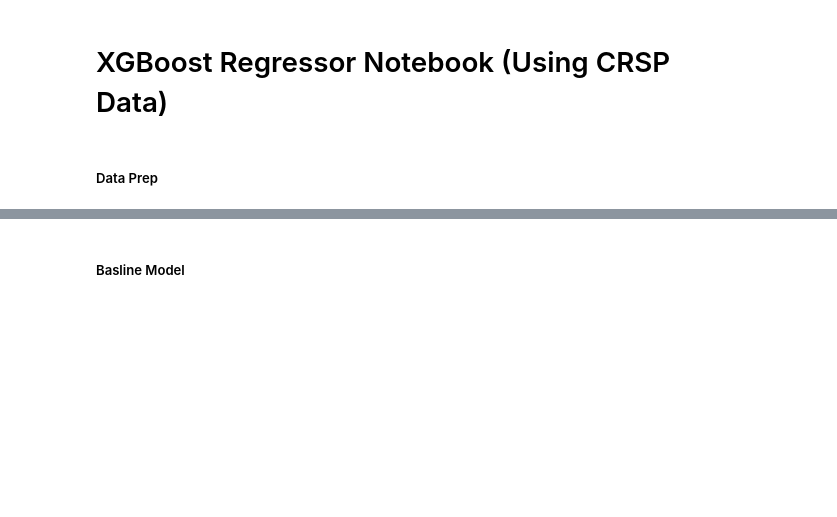
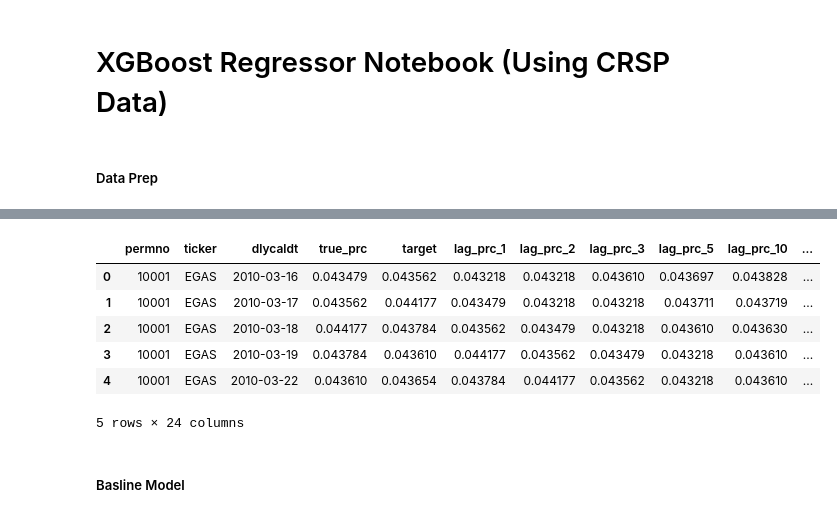
Before and after one commit to jgte29/datasci207sec10su26-group2-finalproj, a Jupyter notebook: xgboost_regressor.ipynb, the cells around one changed output, grey strips where cells are left out. Saved outputs shown, nothing was run; the diff lists cells and outputs as text; code cells hidden in the pictures; blank space fills up the shorter version.

```diff
--- a/xgboost_regressor.ipynb
+++ b/xgboost_regressor.ipynb
@@ -11,15 +12,20 @@ from sklearn.metrics import mean_absolute_error
 # %%
-NUM_COL = 'dlyclose'
+NUM_COL = 'true_prc'
 DATE_COL = 'dlycaldt'
-TICKER_COL = 'permno'
+TICKER_COL1 = 'permno'
+TICKER_COL2 = 'ticker'
 SPLIT_DATE = "2014-01-01"
 START_BALANCE = 1000
 EXIT_PROP = 1.0
+n_train_tickers= 1000
 # %% [markdown]
 ##### Data Prep
 # %%
 data = pd.read_csv('./data/crsp_dsf.csv')
 data[DATE_COL] = data[DATE_COL].astype('datetime64[s]')
-data = data.dropna(subset=NUM_COL).reset_index(drop=True)
+data = data.dropna(subset='dlyclose').reset_index(drop=True)
+data['dlyvol'] = data['dlyvol'].fillna(0)
+data['tot_shares'] = (data['dlycap'] / data['dlyprc']).round(0)
+data[NUM_COL] = data['dlyclose'] * data['tot_shares'] / 1000000
 data.head()
 # %% [output]
@@ -27,41 +45,54 @@ MemoryError: Unable to allocate 2.52 GiB for an array with shape (22, 15361703)
 # %%
-reg_df = data.sort_values([TICKER_COL, DATE_COL]).copy()
+reg_df = data.sort_values([TICKER_COL1, TICKER_COL2, DATE_COL]).copy()
 
-reg_df["target"] = (reg_df.groupby(TICKER_COL)[NUM_COL].shift(-1))
+reg_df["target"] = (reg_df.groupby([TICKER_COL1, TICKER_COL2])[NUM_COL].shift(-1))
 
 for lag in [1, 2, 3, 5, 10, 20]:
-    reg_df[f"lag_prc_{lag}"] = (reg_df.groupby(TICKER_COL)[NUM_COL].shift(lag))
+    reg_df[f"lag_prc_{lag}"] = (reg_df.groupby([TICKER_COL1, TICKER_COL2])[NUM_COL].shift(lag))
 
 for lag in [1, 2, 3, 5, 10]:
-    reg_df[f"lag_ret_{lag}"] = (reg_df.groupby(TICKER_COL)["ret"].shift(lag))
+    reg_df[f"lag_ret_{lag}"] = (reg_df.groupby([TICKER_COL1, TICKER_COL2])["dlyret"].shift(lag))
 
 for win in [5, 10, 20, 50]:
-    reg_df[f"ma_{win}"] = (reg_df.groupby(TICKER_COL)[NUM_COL].transform(lambda x: x.rolling(win).mean()))
+    reg_df[f"ma_{win}"] = (reg_df.groupby([TICKER_COL1, TICKER_COL2])[NUM_COL].transform(lambda x: x.rolling(win).mean()))
 
-reg_df["vol_20"] = (reg_df.groupby(TICKER_COL)["ret"].transform(lambda x: x.rolling(20).std()))
+reg_df["vol_20"] = (reg_df.groupby([TICKER_COL1, TICKER_COL2])["dlyret"].transform(lambda x: x.rolling(20).std()))
 
-reg_df["vol_ma_20"] = (reg_df.groupby(TICKER_COL)["vol"].transform(lambda x: x.rolling(20).mean()))
+reg_df["vol_ma_20"] = (reg_df.groupby([TICKER_COL1, TICKER_COL2])["dlyprcvol"].transform(lambda x: x.rolling(20).mean()))
 
-reg_df["vol_ratio"] = reg_df["vol"] / reg_df["vol_ma_20"]
+reg_df["vol_ratio"] = reg_df["dlyprcvol"] / reg_df["vol_ma_20"]
 
-reg_df["spread"] = reg_df["ask"] - reg_df["bid"]
+reg_df["spread"] = reg_df["dlyask"] - reg_df["dlybid"]
 
 FEATURES = ["lag_prc_1", "lag_prc_2", "lag_prc_3", "lag_prc_5", "lag_prc_10", "lag_prc_20",
             "lag_ret_1", "lag_ret_2", "lag_ret_3", "lag_ret_5", "lag_ret_10",
-            "ma_5", "ma_10", "ma_20", "ma_50", "vol_20", "vol_ratio", "spread", "vol"]
+            "ma_5", "ma_10", "ma_20", "ma_50", "vol_20", "vol_ratio", "spread", "dlyvol"]
 
-reg_df = reg_df[[TICKER_COL, DATE_COL, NUM_COL, "target"] + FEATURES].dropna().reset_index(drop=True)
+reg_df = reg_df[[TICKER_COL1, TICKER_COL2, DATE_COL, NUM_COL, "target"] + FEATURES].dropna().reset_index(drop=True)
 
-train_df = reg_df[reg_df[DATE_COL] < SPLIT_DATE]
+ticker_set = set(map(tuple, training_tickers[[TICKER_COL1, TICKER_COL2]].to_numpy()))
+
+mask = reg_df[[TICKER_COL1, TICKER_COL2]].apply(tuple, axis=1).isin(ticker_set)
+
+train_df = reg_df[mask & (reg_df[DATE_COL] < SPLIT_DATE)]
+
 test_df = reg_df[reg_df[DATE_COL] >= SPLIT_DATE]
 
 X_train = train_df[FEATURES]
 y_train = train_df["target"]
 
 X_test = test_df[FEATURES]
 y_test = test_df["target"]
 
 reg_df.head()
+# %% [output]
+|  | permno | ticker | dlycaldt | true_prc | target | lag_prc_1 | lag_prc_2 | lag_prc_3 | lag_prc_5 | lag_prc_10 | ... |
+| 0 | 10001 | EGAS | 2010-03-16 | 0.043479 | 0.043562 | 0.043218 | 0.043218 | 0.043610 | 0.043697 | 0.043828 | ... |
+| 1 | 10001 | EGAS | 2010-03-17 | 0.043562 | 0.044177 | 0.043479 | 0.043218 | 0.043218 | 0.043711 | 0.043719 | ... |
+| 2 | 10001 | EGAS | 2010-03-18 | 0.044177 | 0.043784 | 0.043562 | 0.043479 | 0.043218 | 0.043610 | 0.043630 | ... |
+| 3 | 10001 | EGAS | 2010-03-19 | 0.043784 | 0.043610 | 0.044177 | 0.043562 | 0.043479 | 0.043218 | 0.043610 | ... |
+| 4 | 10001 | EGAS | 2010-03-22 | 0.043610 | 0.043654 | 0.043784 | 0.044177 | 0.043562 | 0.043218 | 0.043610 | ... |
+5 rows × 24 columns
 # %% [markdown]
 ##### Basline Model
 # %%
```
Also changed, not shown: parts of 9 cells of this notebook, 3 other files.
